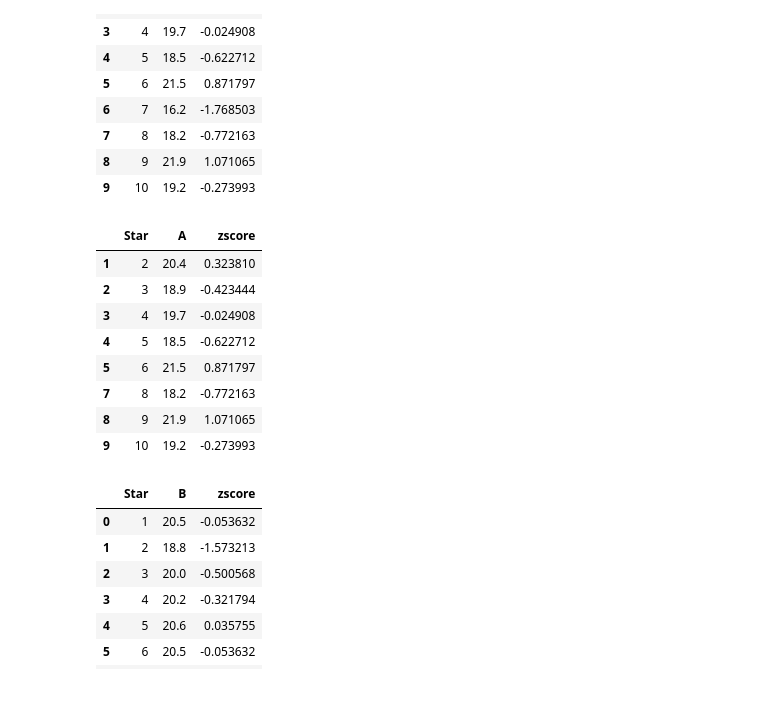
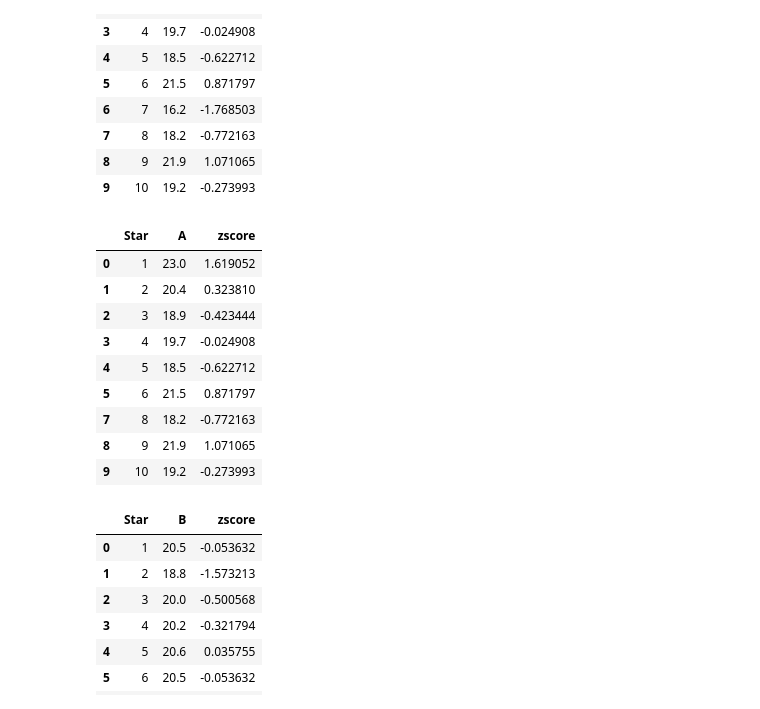
Before and after one commit to zalfalah/Astr3800, a Jupyter notebook: In-Class probably week 9.ipynb, the cells around one changed output. Cells and saved outputs as stored; diff of their text form; code cells hidden in the pictures.

Commit message:
fixed 1.5 sigma to 1.65 to get 50%

```diff
--- a/In-Class probably week 9.ipynb
+++ b/In-Class probably week 9.ipynb
@@ -110,12 +110,13 @@ da
 | 8 | 9 | 21.9 | 1.071065 |
 | 9 | 10 | 19.2 | -0.273993 |
 # %%
-#Get rid of ones in A with a abs(z) > 1.5sigma
-da[(da > 1.5) | (da <-1.5)]   #this was used to check which values fit that criteria
-da= da.drop([0, 6])
+#Get rid of ones in A with a abs(z) > 1.65sigma
+da[(da > 1.65) | (da <-1.65)]   #this was used to check which values fit that criteria
+da= da.drop([6])
 da
 # %% [output]
 |  | Star | A | zscore |
+| 0 | 1 | 23.0 | 1.619052 |
 | 1 | 2 | 20.4 | 0.323810 |
 | 2 | 3 | 18.9 | -0.423444 |
 | 3 | 4 | 19.7 | -0.024908 |
```
Also changed, not shown: parts of 10 cells of this notebook.
